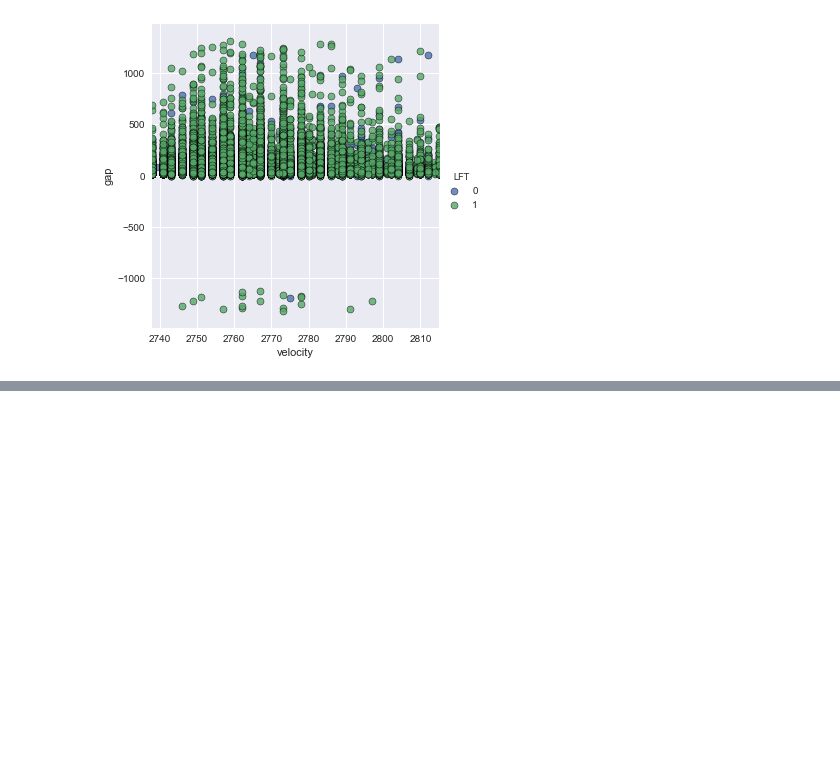
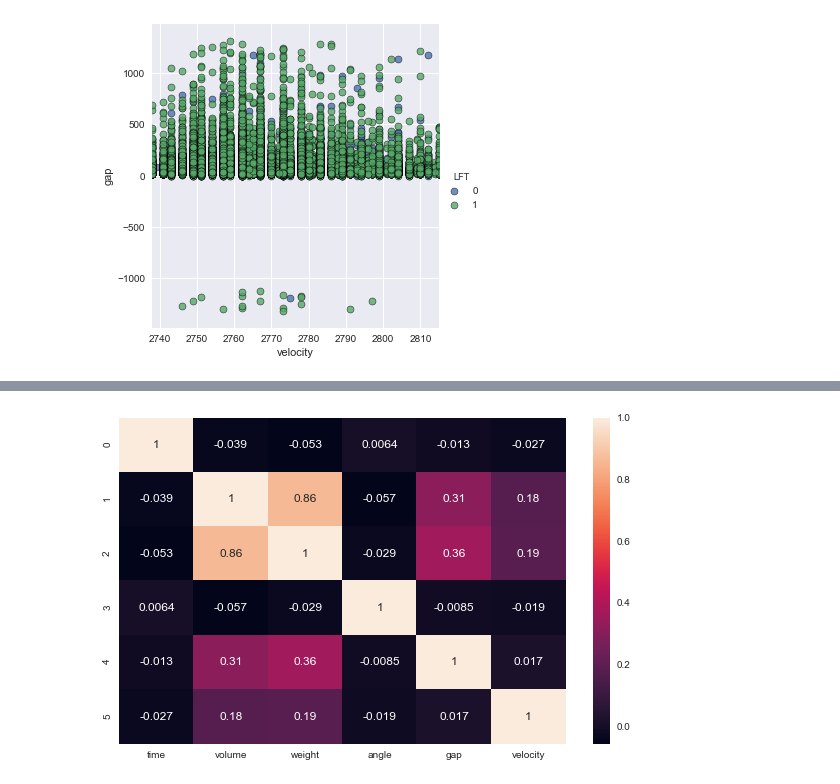
Before and after one commit to michaelsilverstein/CS542---SICK-1, a Jupyter notebook: Data explorer.ipynb, the cells around one changed output, grey strips where cells are left out. Drawn from its saved outputs; the diff is of its cells as text; code cells hidden in the pictures; blank space fills up the shorter version.

Commit message:
Correlation

```diff
--- a/Data explorer.ipynb
+++ b/Data explorer.ipynb
@@ -80,0 +110,12 @@ plt.show()
+# %%
+sub_norm = (sub-sub.mean())/sub.std()
+#Eigenvectors
+s = np.cov(sub_norm.T)
+lam,v = np.linalg.eig(s)
+#Correlation
+s_norm = s/np.linalg.norm(s,axis=0)
+pearson = pd.DataFrame(np.dot(s_norm.T,s_norm),columns=sub.columns)
+sns.heatmap(pearson,annot=True)
+plt.show()
+# %% [output]
+[figure, added]
```
Also changed, not shown: parts of 4 cells of this notebook.
